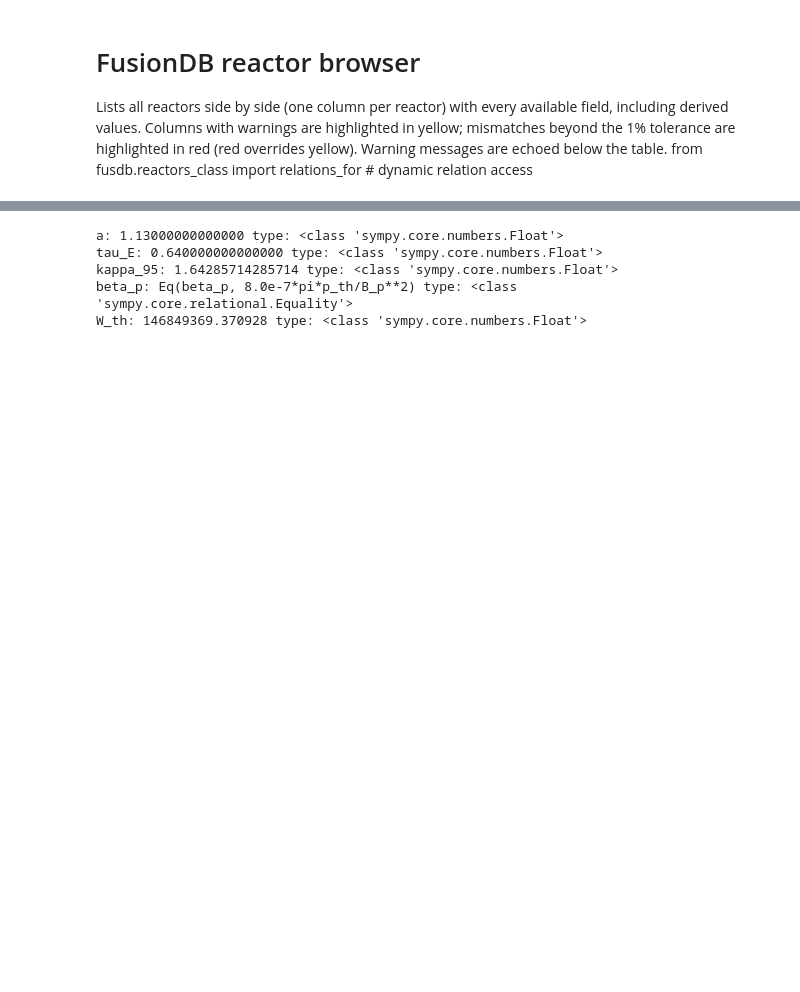
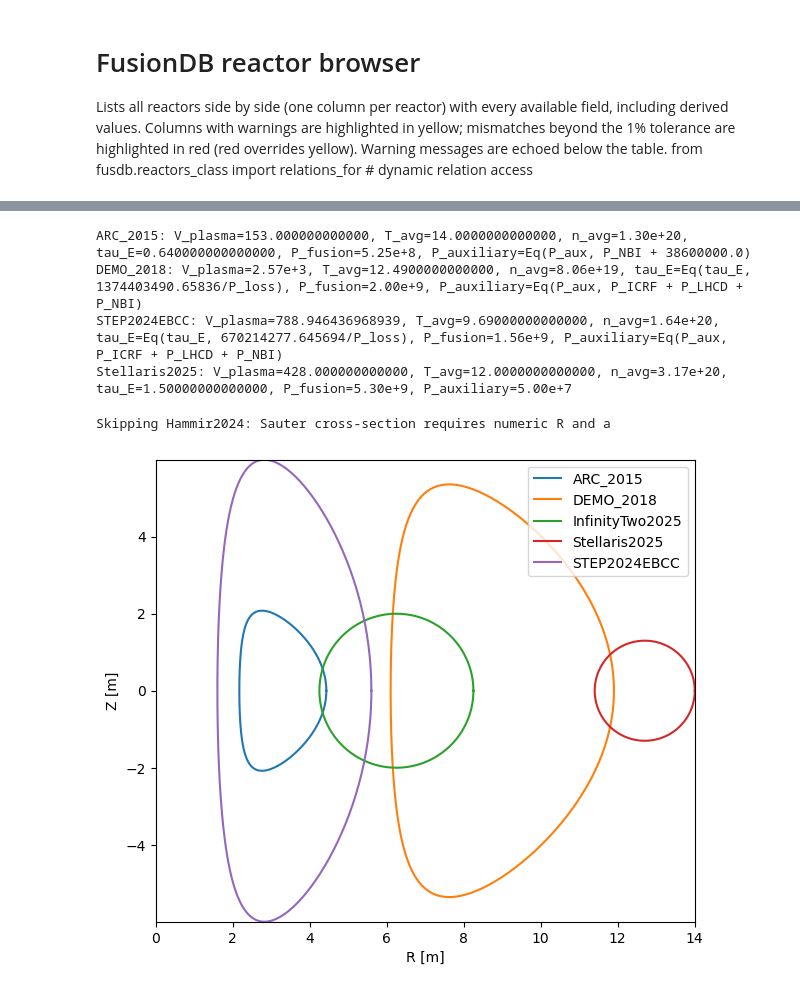
Before and after one commit to AlessMor/fusdb, a Jupyter notebook: reactor_browser.ipynb, the cells around one changed output, grey strips where cells are left out. Saved outputs shown, nothing was run; the diff lists cells and outputs as text; code cells hidden in the pictures; blank space fills up the shorter version.

```diff
--- a/reactor_browser.ipynb
+++ b/reactor_browser.ipynb
@@ -206,14 +220,52 @@ Warnings for STEP2024:
 # %%
 ARC = load_reactor_yaml('/home/alessmor/Scrivania/fusdb/reactors/ARC_2015/reactor.yaml')
+DEMO = load_reactor_yaml('/home/alessmor/Scrivania/fusdb/reactors/DEMO_2018/reactor.yaml')
+STEP = load_reactor_yaml('/home/alessmor/Scrivania/fusdb/reactors/STEP_2024/reactor.yaml')
+Stellaris = load_reactor_yaml('/home/alessmor/Scrivania/fusdb/reactors/STELLARIS/reactor.yaml')
 # %%
-print("a:", ARC.a, "type:", type(ARC.a))
-print("tau_E:", ARC.tau_E, "type:", type(ARC.tau_E))
-print("kappa_95:", ARC.kappa_95, "type:", type(ARC.kappa_95))
-print("beta_p:", ARC.beta_p, "type:", type(ARC.beta_p))
-print("W_th:", ARC.W_th, "type:", type(ARC.W_th))
+# print Vplasma, Tavg, navg, tauE, fusion power and auxiliary power for the reactors
+for reactor in [ARC, DEMO, STEP, Stellaris]:
+    Vplasma = reactor.parameters.get('V_p')
+    Tavg = reactor.parameters.get('T_avg')
+    navg = reactor.parameters.get('n_avg')
+    tauE = reactor.parameters.get('tau_E')
+    P_fusion = reactor.parameters.get('P_fus')
+    P_aux = reactor.parameters.get('P_aux')
+    print(f"{reactor.id}: V_plasma={format_sci(Vplasma)}, T_avg={format_sci(Tavg)}, n_avg={format_sci(navg)}, tau_E={format_sci(tauE)}, P_fusion={format_sci(P_fusion)}, P_auxiliary={format_sci(P_aux)}")
 # %% [output]
-a: 1.13000000000000 type: <class 'sympy.core.numbers.Float'>
-tau_E: 0.640000000000000 type: <class 'sympy.core.numbers.Float'>
-kappa_95: 1.64285714285714 type: <class 'sympy.core.numbers.Float'>
-beta_p: Eq(beta_p, 8.0e-7*pi*p_th/B_p**2) type: <class 'sympy.core.relational.Equality'>
-W_th: 146849369.370928 type: <class 'sympy.core.numbers.Float'>
+ARC_2015: V_plasma=153.000000000000, T_avg=14.0000000000000, n_avg=1.30e+20, tau_E=0.640000000000000, P_fusion=5.25e+8, P_auxiliary=Eq(P_aux, P_NBI + 38600000.0)
+DEMO_2018: V_plasma=2.57e+3, T_avg=12.4900000000000, n_avg=8.06e+19, tau_E=Eq(tau_E, 1374403490.65836/P_loss), P_fusion=2.00e+9, P_auxiliary=Eq(P_aux, P_ICRF + P_LHCD + P_NBI)
+STEP2024EBCC: V_plasma=788.946436968939, T_avg=9.69000000000000, n_avg=1.64e+20, tau_E=Eq(tau_E, 670214277.645694/P_loss), P_fusion=1.56e+9, P_auxiliary=Eq(P_aux, P_ICRF + P_LHCD + P_NBI)
+Stellaris2025: V_plasma=428.000000000000, T_avg=12.0000000000000, n_avg=3.17e+20, tau_E=1.50000000000000, P_fusion=5.30e+9, P_auxiliary=5.00e+7
+# %%
+# plot plasma cross-sections (Sauter geometry)
+import matplotlib.pyplot as plt
+
+fig, ax = plt.subplots(figsize=(7, 6))
+max_outer = 0.0
+max_z = 0.0
+
+for reactor in reactors.values():
+    try:
+        r_vals, z_vals = reactor.sauter_cross_section()
+    except ValueError as exc:
+        print(f"Skipping {reactor.id}: {exc}")
+        continue
+    ax.plot(r_vals, z_vals, label=reactor.id)
+    try:
+        outer = float(reactor.R) + float(reactor.a)
+    except (TypeError, ValueError, AttributeError):
+        outer = max(r_vals)
+    max_outer = max(max_outer, outer)
+    max_z = max(max_z, max(abs(z) for z in z_vals))
+
+ax.set_aspect('equal', adjustable='box')
+ax.set_xlim(0, max_outer)
+ax.set_ylim(-max_z, max_z)
+ax.set_xlabel('R [m]')
+ax.set_ylabel('Z [m]')
+ax.legend()
+plt.show()
+# %% [output]
+Skipping Hammir2024: Sauter cross-section requires numeric R and a
+[figure, added]
```
Also changed, not shown: parts of 1 cell of this notebook, 43 other files.
